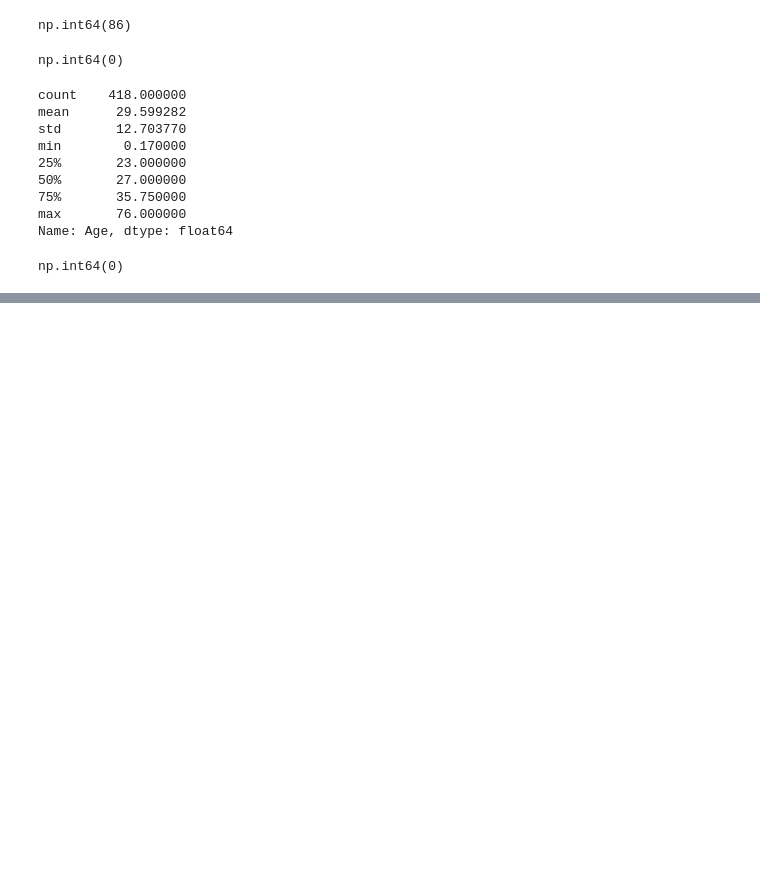
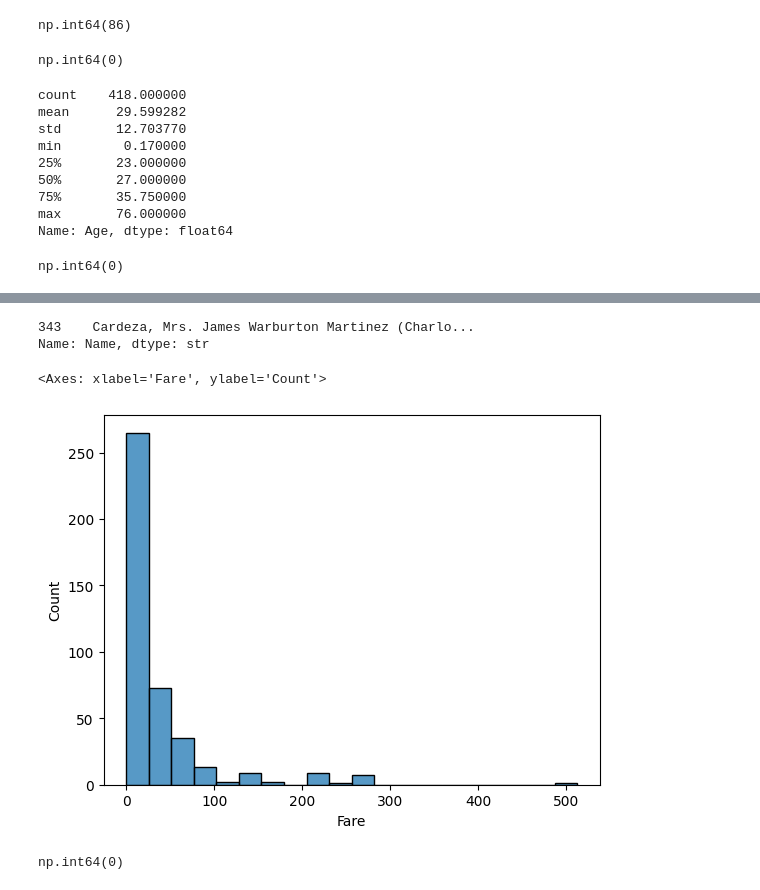
Before and after one commit to anubhav2921/Gen-ai-practice, a Jupyter notebook: ML/Exploratory Data Analysis ML/eda.ipynb, the cells around one changed output, grey strips where cells are left out. Saved outputs shown, nothing was run; the diff lists cells and outputs as text; code cells hidden in the pictures; blank space fills up the shorter version.

Commit message:
Update exploratory data analysis notebooks
Co-authored-by: Copilot <223556219+Copilot@users.noreply.github.com>

```diff
--- a/ML/Exploratory Data Analysis ML/eda.ipynb
+++ b/ML/Exploratory Data Analysis ML/eda.ipynb
@@ -76,0 +99,14 @@ TypeError: blend_palette() got an unexpected keyword argument 'data'
+# %%
+df[df['Ticket']=='PC 17755']['Name']
+# %% [output]
+343    Cardeza, Mrs. James Warburton Martinez (Charlo...
+Name: Name, dtype: str
+# %%
+sns.histplot(data = df , x='Fare',bins = 20)
+# %% [output]
+<Axes: xlabel='Fare', ylabel='Count'>
+[figure, added]
+# %%
+ df['Survived'].isnull().sum()
+# %% [output]
+np.int64(0)
```
Also changed, not shown: parts of 13 cells of this notebook, 1 other file.
